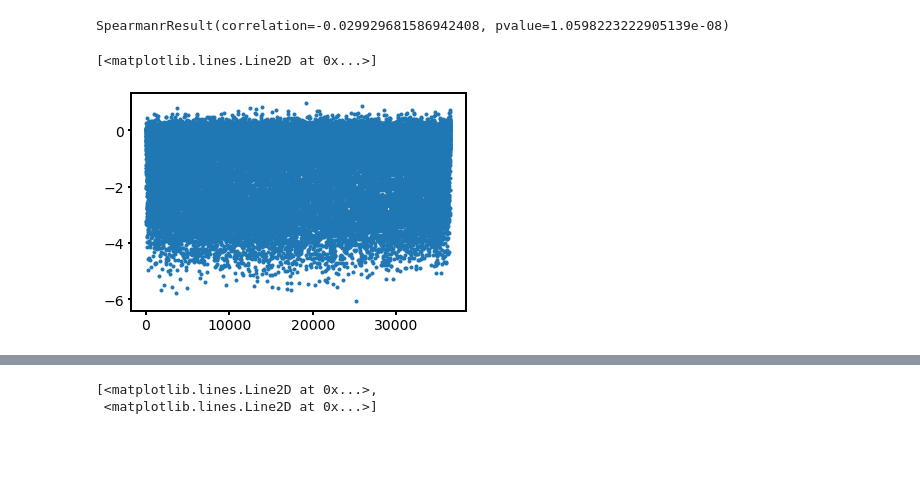
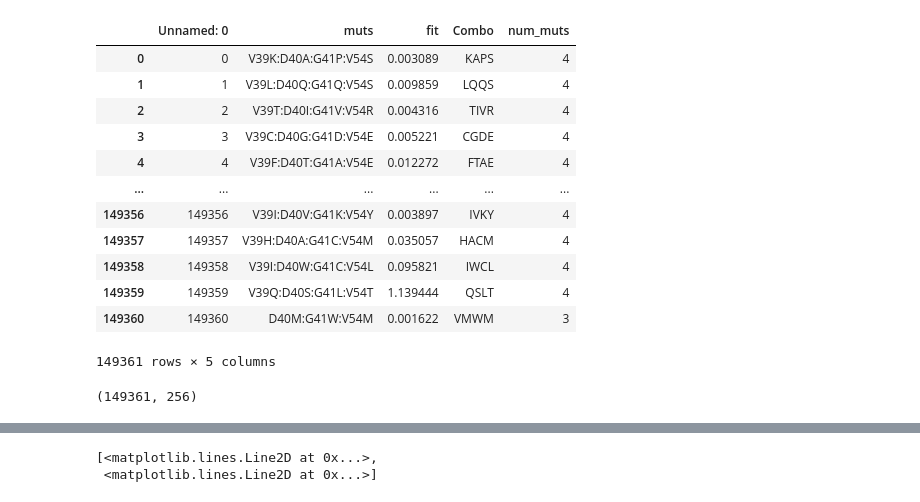
Before and after one commit to jsunn-y/ProtGraphR, a Jupyter notebook: analysis/downstream.ipynb, the cells around one changed output, grey strips where cells are left out. Drawn from its saved outputs; the diff is of its cells as text; code cells hidden in the pictures; blank space fills up the shorter version.

Commit message:
preliminary tests

```diff
--- a/analysis/downstream.ipynb
+++ b/analysis/downstream.ipynb
@@ -76,8 +41,0 @@ likelihoods = np.load('/home/jyang4/ProtTP/saved/{}/likelihoods.npy'.format(file
-# %%
-dataframe['log_prob'] = log_probs['log_prob']
-print(spearmanr(np.array(dataframe['log_fitness']), np.array(dataframe['log_prob'])))
-plt.plot(log_probs['log_prob'].rank(ascending=False), dataframe['log_fitness'], '.')
-# %% [output]
-SpearmanrResult(correlation=-0.029929681586942408, pvalue=1.0598223222905139e-08)
-[<matplotlib.lines.Line2D at 0x...>]
-[figure, removed]
@@ -84,6 +61,26 @@ SpearmanrResult(correlation=-0.029929681586942408, pvalue=1.0598223222905139e-08
 # %%
-# FILEPATH = '/home/jyang4/ProtTP/data/GB1_AllPreds.csv'
-# dataframe = pd.read_csv(FILEPATH)
-# dataset = GB1Dataset(dataframe = dataframe, encoding = 'one-hot', attribute_names = ["Triad-FixedBb-dG"], rank_attributes = True)
-# dataset.generate_onehot()
-# embeddings = np.load('/home/jyang4/ProtTP/saved/AE+Triad_rank_GB1/embeddings.npy')
+FILEPATH = '/scratch/ml/jyang4/ProtGraphR/data/GB1_reordered.csv'
+dataframe = pd.read_csv(FILEPATH)
+dataset = GB1Dataset(dataframe = dataframe, encoding = 'one-hot', attribute_names = [])
+dataset.encode_X()
+embeddings = np.load('/scratch/ml/jyang4/ProtGraphR/saved/test_hdim256/embeddings.npy')
+# %%
+dataframe
+# %% [output]
+|  | Unnamed: 0 | muts | fit | Combo | num_muts |
+| 0 | 0 | V39K:D40A:G41P:V54S | 0.003089 | KAPS | 4 |
+| 1 | 1 | V39L:D40Q:G41Q:V54S | 0.009859 | LQQS | 4 |
+| 2 | 2 | V39T:D40I:G41V:V54R | 0.004316 | TIVR | 4 |
+| 3 | 3 | V39C:D40G:G41D:V54E | 0.005221 | CGDE | 4 |
+| 4 | 4 | V39F:D40T:G41A:V54E | 0.012272 | FTAE | 4 |
+| ... | ... | ... | ... | ... | ... |
+| 149356 | 149356 | V39I:D40V:G41K:V54Y | 0.003897 | IVKY | 4 |
+| 149357 | 149357 | V39H:D40A:G41C:V54M | 0.035057 | HACM | 4 |
+| 149358 | 149358 | V39I:D40W:G41C:V54L | 0.095821 | IWCL | 4 |
+| 149359 | 149359 | V39Q:D40S:G41L:V54T | 1.139444 | QSLT | 4 |
+| 149360 | 149360 | D40M:G41W:V54M | 0.001622 | VMWM | 3 |
+149361 rows × 5 columns
+# %%
+embeddings.shape
+# %% [output]
+(149361, 256)
```
Also changed, not shown: parts of 9 cells of this notebook, 14 other files.
